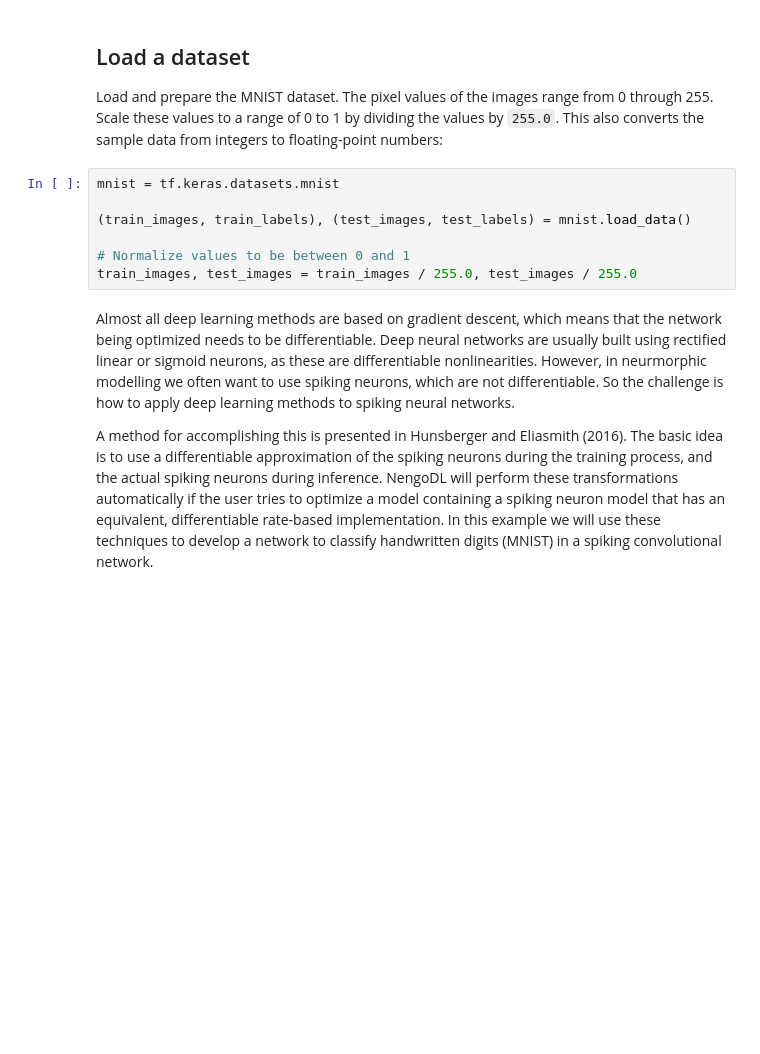
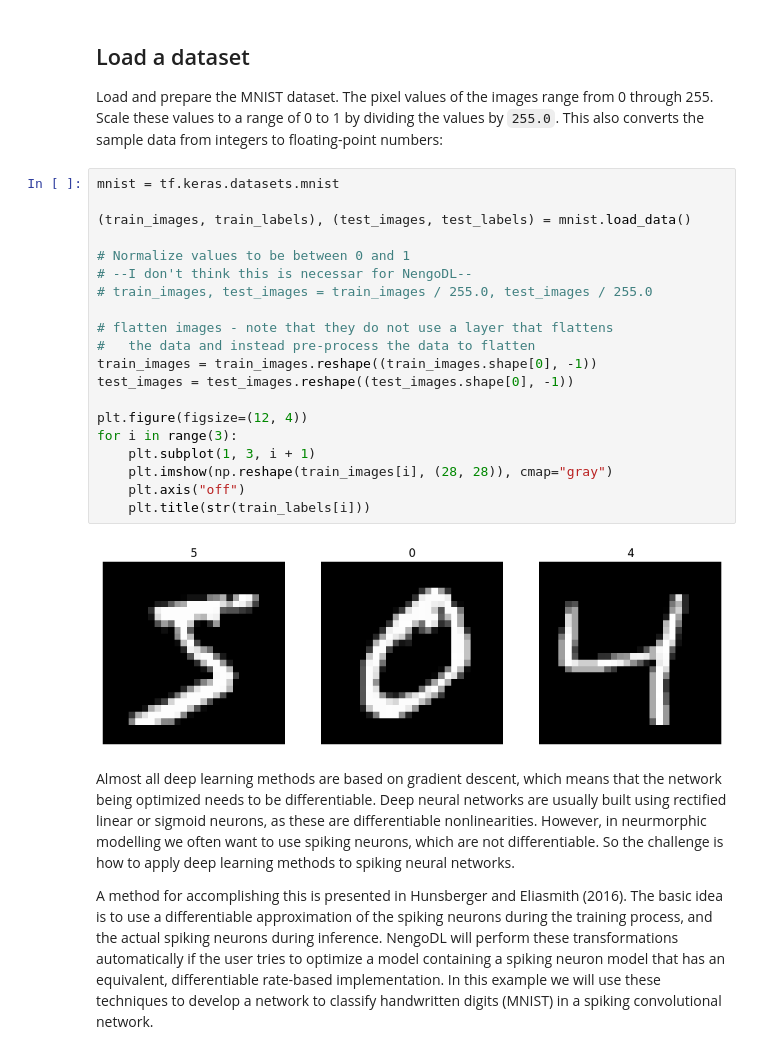
Before and after one commit to taylorharkley2/NeuralNets, a Jupyter notebook: nengoDNN_ICE2.ipynb, the cells around one changed output. Saved outputs shown, nothing was run; the diff lists cells and outputs as text; blank space fills up the shorter version.

Commit message:
got nengo dl running. takes too long.

```diff
--- a/nengoDNN_ICE2.ipynb
+++ b/nengoDNN_ICE2.ipynb
@@ -17,13 +17,28 @@ import nengo_dl
 ## Load a dataset
 
 Load and prepare the MNIST dataset. The pixel values of the images range from 0 through 255. Scale these values to a range of 0 to 1 by dividing the values by `255.0`. This also converts the sample data from integers to floating-point numbers:
-# %%
-mnist = tf.keras.datasets.mnist
-
-(train_images, train_labels), (test_images, test_labels) = mnist.load_data()
-
-# Normalize values to be between 0 and 1
-train_images, test_images = train_images / 255.0, test_images / 255.0
+# %%
+mnist = tf.keras.datasets.mnist
+
+(train_images, train_labels), (test_images, test_labels) = mnist.load_data()
+
+# Normalize values to be between 0 and 1
+# --I don't think this is necessar for NengoDL--
+# train_images, test_images = train_images / 255.0, test_images / 255.0
+
+# flatten images - note that they do not use a layer that flattens
+#   the data and instead pre-process the data to flatten
+train_images = train_images.reshape((train_images.shape[0], -1))
+test_images = test_images.reshape((test_images.shape[0], -1))
+
+plt.figure(figsize=(12, 4))
+for i in range(3):
+    plt.subplot(1, 3, i + 1)
+    plt.imshow(np.reshape(train_images[i], (28, 28)), cmap="gray")
+    plt.axis("off")
+    plt.title(str(train_labels[i]))
+# %% [output]
+[figure, added]
 # %% [markdown]
 Almost all deep learning methods are based on gradient descent, which means that the network being optimized needs to be differentiable. Deep neural networks are usually built using rectified linear or sigmoid neurons, as these are differentiable nonlinearities. However, in neurmorphic modelling we often want to use spiking neurons, which are not differentiable. So the challenge is how to apply deep learning methods to spiking neural networks.
 
```
Also changed, not shown: parts of 14 cells of this notebook, 1 other file.
